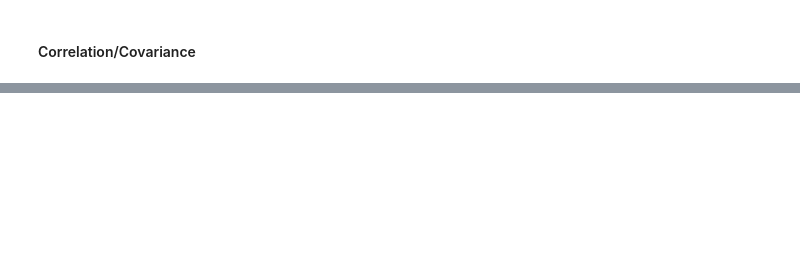
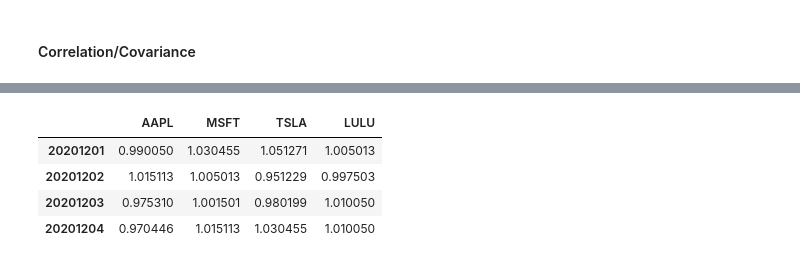
Before and after one commit to haule92/rqst, a Jupyter notebook: twsq/jupyter_code_examples/pandas_dataframe_practice/DataAnalysis.ipynb, the cells around one changed output, grey strips where cells are left out. Cells and saved outputs as stored; diff of their text form; code cells hidden in the pictures; blank space fills up the shorter version.

```diff
--- a/twsq/jupyter_code_examples/pandas_dataframe_practice/DataAnalysis.ipynb
+++ b/twsq/jupyter_code_examples/pandas_dataframe_practice/DataAnalysis.ipynb
@@ -97,0 +210,8 @@ df.corrwith(mkt_ret)
+# %%
+np.exp(df)
+# %% [output]
+|  | AAPL | MSFT | TSLA | LULU |
+| 20201201 | 0.990050 | 1.030455 | 1.051271 | 1.005013 |
+| 20201202 | 1.015113 | 1.005013 | 0.951229 | 0.997503 |
+| 20201203 | 0.975310 | 1.001501 | 0.980199 | 1.010050 |
+| 20201204 | 0.970446 | 1.015113 | 1.030455 | 1.010050 |
```
Also changed, not shown: parts of 21 cells of this notebook, 6 other files.
